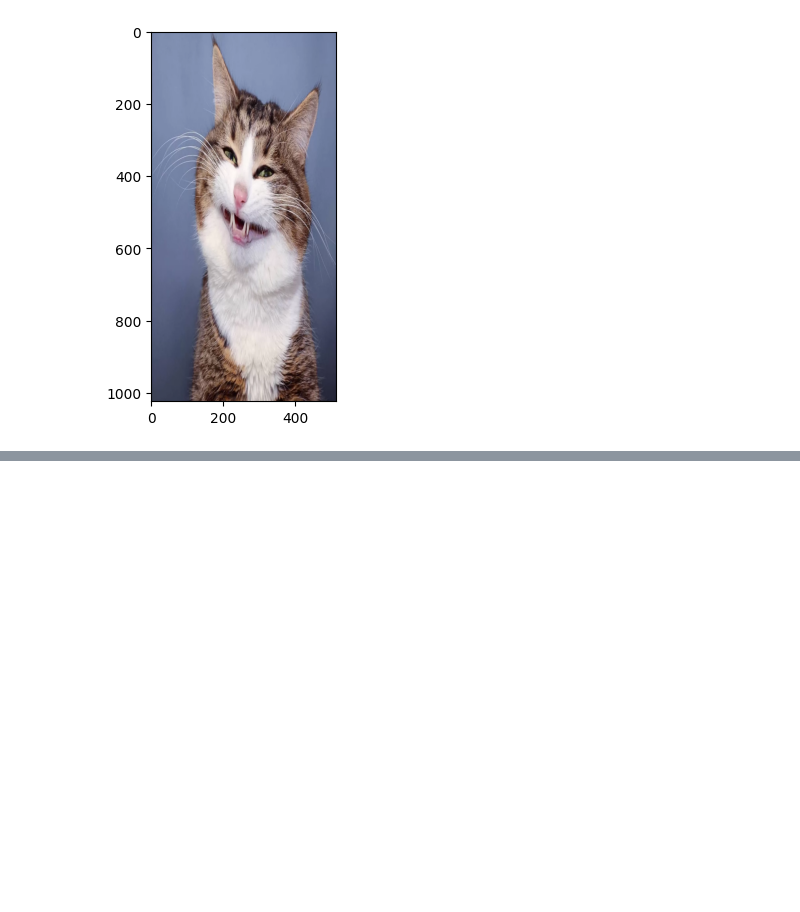
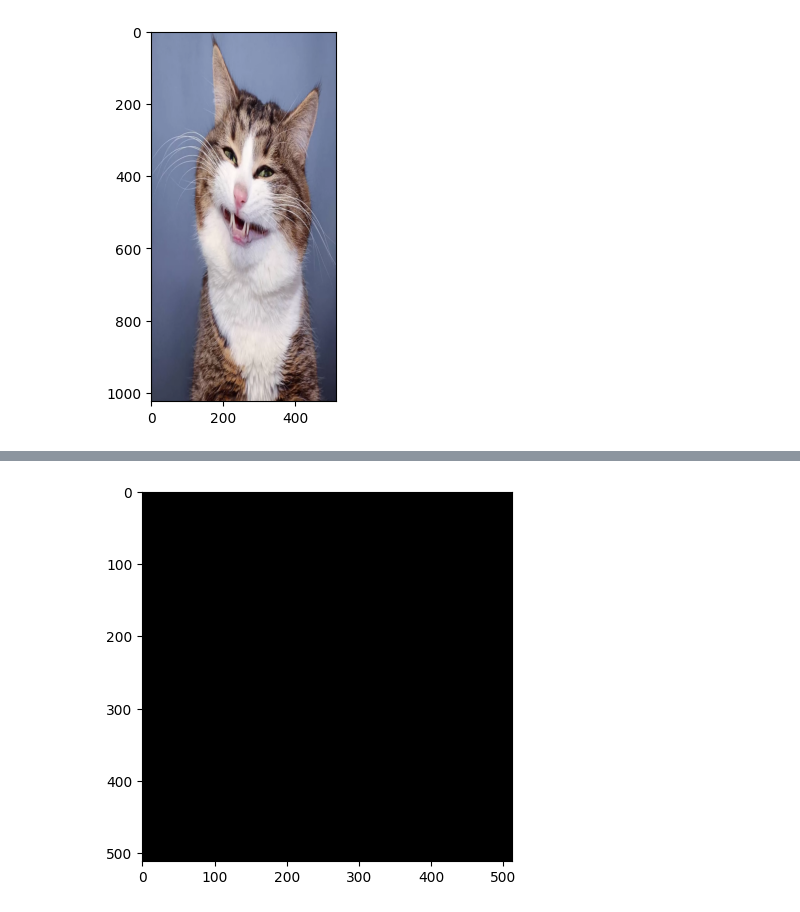
Before and after one commit to Najwaalya/PCVK_Ganjil_2025, a Jupyter notebook: Week2.ipynb, the cells around one changed output, grey strips where cells are left out. Drawn from its saved outputs; the diff is of its cells as text; code cells hidden in the pictures; blank space fills up the shorter version.

```diff
--- a/Week2.ipynb
+++ b/Week2.ipynb
@@ -54,0 +64,7 @@ plt.imshow(img4)
+# %%
+black_img = np.zeros((512, 512, 4), dtype=np.uint8)
+black_img[..., 3] = 255
+plt.imshow(black_img)
+plt.show()
+# %% [output]
+[figure, added]
```
Also changed, not shown: parts of 2 cells of this notebook.
